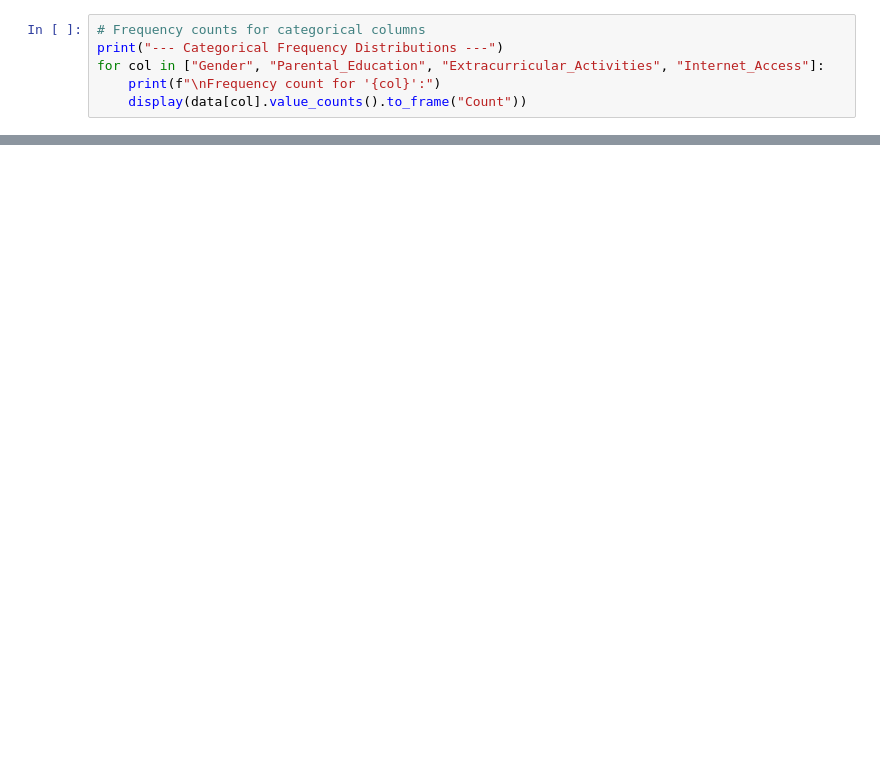
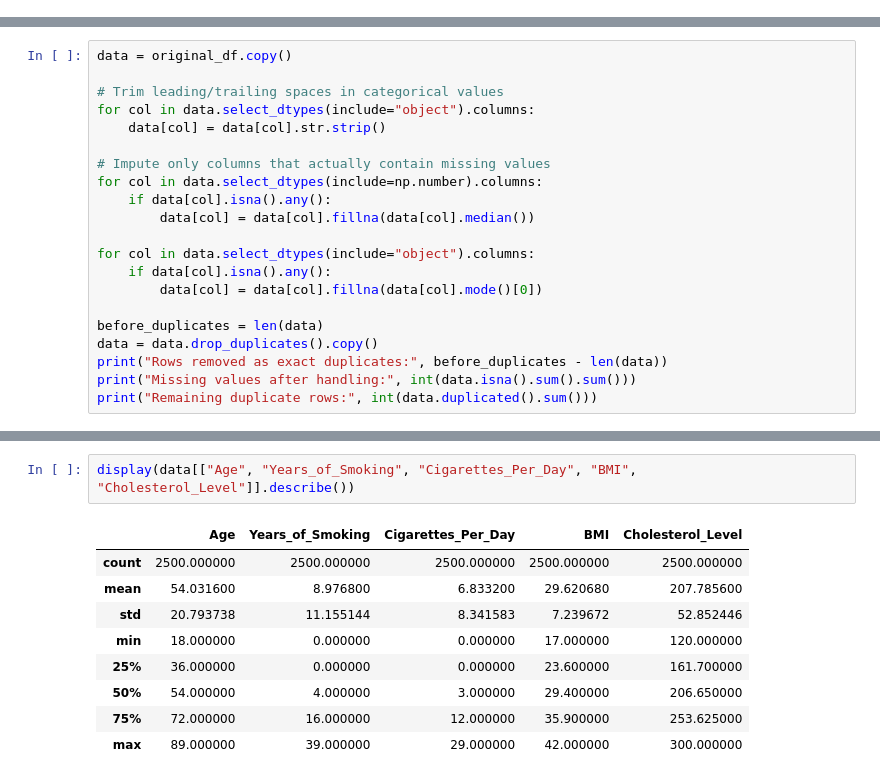
Before and after one commit to shravanibhandare9/CIE-2-activity-machine-learning, a Jupyter notebook: activity_no1/CIE2_Activity1_Dataset_Preparation.ipynb, the cells around one changed output, grey strips where cells are left out. Saved outputs shown, nothing was run; the diff lists cells and outputs as text; blank space fills up the shorter version.

```diff
--- a/activity_no1/CIE2_Activity1_Dataset_Preparation.ipynb
+++ b/activity_no1/CIE2_Activity1_Dataset_Preparation.ipynb
@@ -170,6 +0,0 @@ We compute summary statistics and generate visualizations with clear titles and
-# %%
-# Frequency counts for categorical columns
-print("--- Categorical Frequency Distributions ---")
-for col in ["Gender", "Parental_Education", "Extracurricular_Activities", "Internet_Access"]:
-    print(f"\nFrequency count for '{col}':")
-    display(data[col].value_counts().to_frame("Count"))
@@ -287,0 +111,21 @@ display(prepared_df.head())
+# %%
+data = original_df.copy()
+
+# Trim leading/trailing spaces in categorical values
+for col in data.select_dtypes(include="object").columns:
+    data[col] = data[col].str.strip()
+
+# Impute only columns that actually contain missing values
+for col in data.select_dtypes(include=np.number).columns:
+    if data[col].isna().any():
+        data[col] = data[col].fillna(data[col].median())
+
+for col in data.select_dtypes(include="object").columns:
+    if data[col].isna().any():
+        data[col] = data[col].fillna(data[col].mode()[0])
+
+before_duplicates = len(data)
+data = data.drop_duplicates().copy()
+print("Rows removed as exact duplicates:", before_duplicates - len(data))
+print("Missing values after handling:", int(data.isna().sum().sum()))
+print("Remaining duplicate rows:", int(data.duplicated().sum()))
@@ -287,0 +170,12 @@ display(prepared_df.head())
+# %%
+display(data[["Age", "Years_of_Smoking", "Cigarettes_Per_Day", "BMI", "Cholesterol_Level"]].describe())
+# %% [output]
+|  | Age | Years_of_Smoking | Cigarettes_Per_Day | BMI | Cholesterol_Level |
+| count | 2500.000000 | 2500.000000 | 2500.000000 | 2500.000000 | 2500.000000 |
+| mean | 54.031600 | 8.976800 | 6.833200 | 29.620680 | 207.785600 |
+| std | 20.793738 | 11.155144 | 8.341583 | 7.239672 | 52.852446 |
+| min | 18.000000 | 0.000000 | 0.000000 | 17.000000 | 120.000000 |
+| 25% | 36.000000 | 0.000000 | 0.000000 | 23.600000 | 161.700000 |
+| 50% | 54.000000 | 4.000000 | 3.000000 | 29.400000 | 206.650000 |
+| 75% | 72.000000 | 16.000000 | 12.000000 | 35.900000 | 253.625000 |
+| max | 89.000000 | 39.000000 | 29.000000 | 42.000000 | 300.000000 |
```
Also changed, not shown: parts of 38 cells of this notebook.
